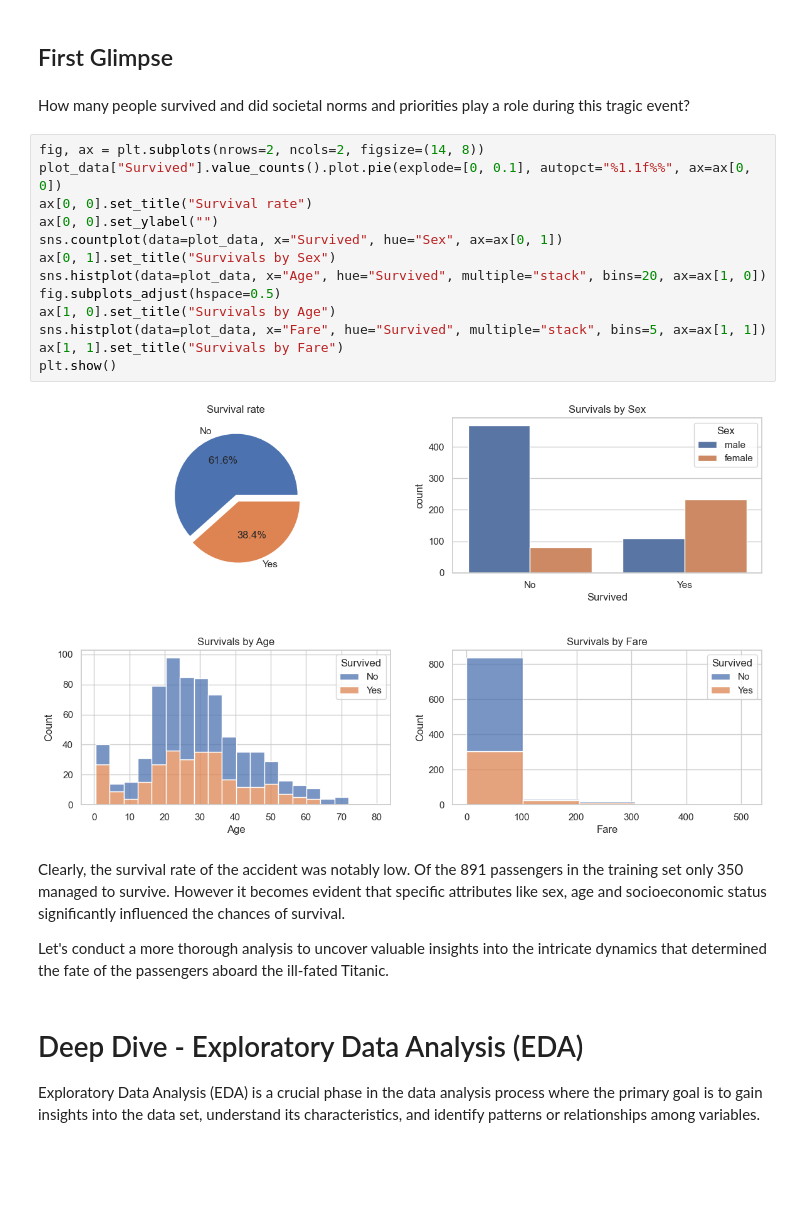
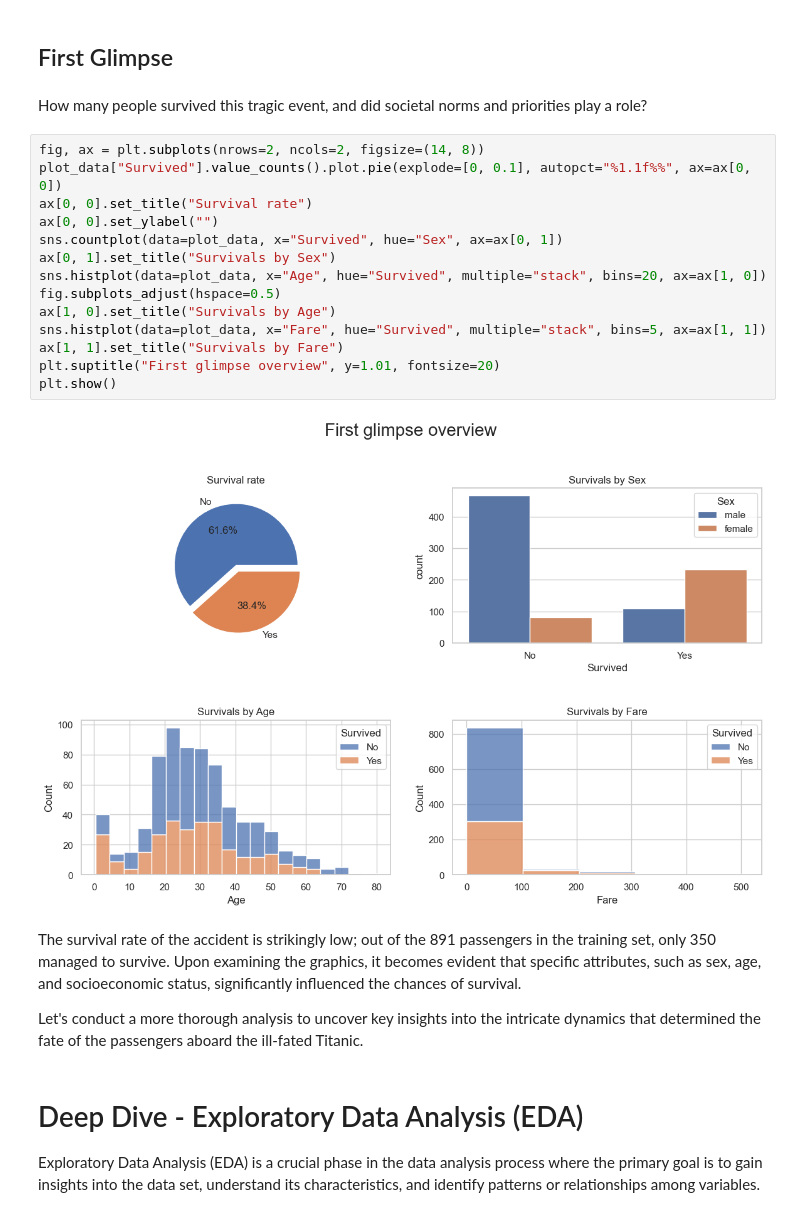
Before and after one commit to BuddyBent/Titanic, a Jupyter notebook: Titanic.ipynb, the cells around one changed output. Drawn from its saved outputs; the diff is of its cells as text; blank space fills up the shorter version.

Commit message:
Rewrite text in chapter "First Glimpse"

```diff
--- a/Titanic.ipynb
+++ b/Titanic.ipynb
@@ -78,26 +78,27 @@ train.head()
 # %% [markdown]
 ## First Glimpse
 # %% [markdown]
-How many people survived and did societal norms and priorities play a role during this tragic event?
+How many people survived this tragic event, and did societal norms and priorities play a role?
 # %%
 fig, ax = plt.subplots(nrows=2, ncols=2, figsize=(14, 8))
 plot_data["Survived"].value_counts().plot.pie(explode=[0, 0.1], autopct="%1.1f%%", ax=ax[0, 0])
 ax[0, 0].set_title("Survival rate")
 ax[0, 0].set_ylabel("")
 sns.countplot(data=plot_data, x="Survived", hue="Sex", ax=ax[0, 1])
 ax[0, 1].set_title("Survivals by Sex")
 sns.histplot(data=plot_data, x="Age", hue="Survived", multiple="stack", bins=20, ax=ax[1, 0])
 fig.subplots_adjust(hspace=0.5)
 ax[1, 0].set_title("Survivals by Age")
 sns.histplot(data=plot_data, x="Fare", hue="Survived", multiple="stack", bins=5, ax=ax[1, 1])
 ax[1, 1].set_title("Survivals by Fare")
+plt.suptitle("First glimpse overview", y=1.01, fontsize=20)
 plt.show()
 # %% [output]
-[figure, old version]
+[figure, new version]
 # %% [markdown]
-Clearly, the survival rate of the accident was notably low. Of the 891 passengers in the training set only 350 managed to survive. However it becomes evident that specific attributes like sex, age and socioeconomic status significantly influenced the chances of survival.
+The survival rate of the accident is strikingly low; out of the 891 passengers in the training set, only 350 managed to survive. Upon examining the graphics, it becomes evident that specific attributes, such as sex, age, and socioeconomic status, significantly influenced the chances of survival.
 
-Let's conduct a more thorough analysis to uncover valuable insights into the intricate dynamics that determined the fate of the passengers aboard the ill-fated Titanic.
+Let's conduct a more thorough analysis to uncover key insights into the intricate dynamics that determined the fate of the passengers aboard the ill-fated Titanic.
 # %% [markdown]
 # Deep Dive - Exploratory Data Analysis (EDA)
 
```
